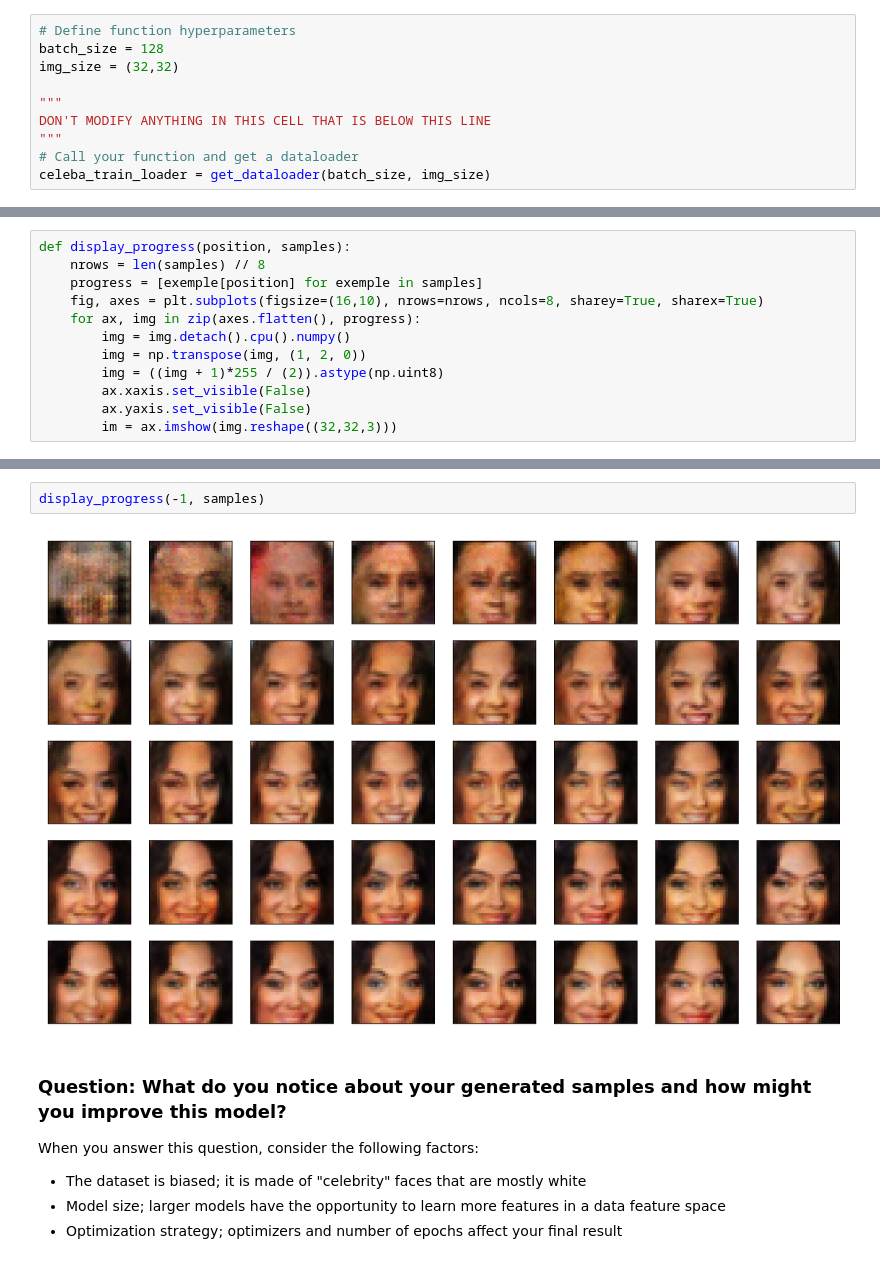
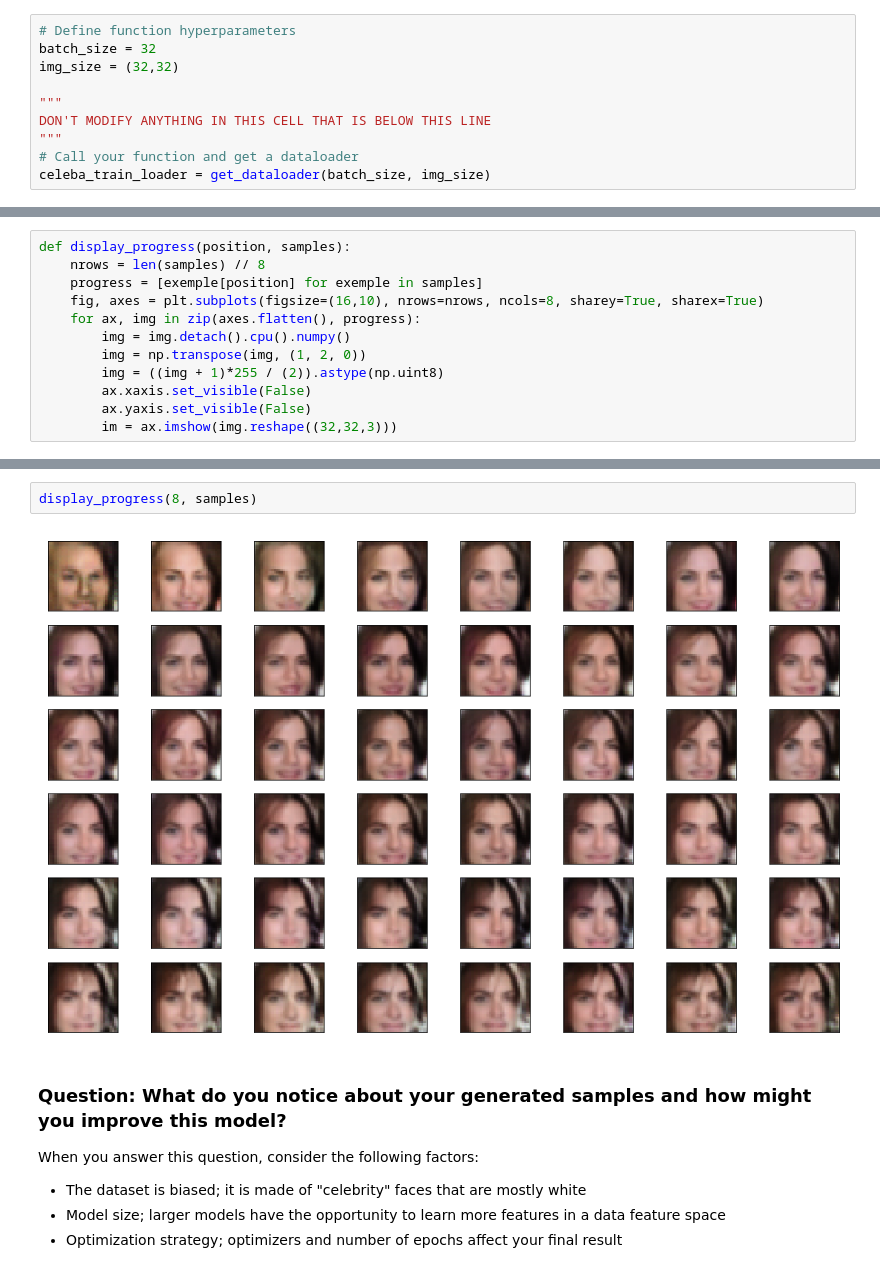
Before and after one commit to stanBienaives/deep-learning-v2-pytorch, a Jupyter notebook: project-face-generation/dlnd_face_generation.ipynb, the cells around one changed output, grey strips where cells are left out. Saved outputs shown, nothing was run; the diff lists cells and outputs as text.

Commit message:
face generation: add dropout, reduce batch size and increase latent vector size

```diff
--- a/project-face-generation/dlnd_face_generation.ipynb
+++ b/project-face-generation/dlnd_face_generation.ipynb
@@ -106,7 +106,7 @@ Call the above function and create a dataloader to view images.
 * Your `image_size` **must be** `32`. Resizing the data to a smaller size will make for faster training, while still creating convincing images of faces!
 # %%
 # Define function hyperparameters
-batch_size = 128
+batch_size = 32
 img_size = (32,32)
 
 """
@@ -724,7 +736,7 @@ len(progress)
 # %%
-display_progress(-1, samples)
+display_progress(8, samples)
 # %% [output]
-[figure, old version]
+[figure, new version]
 # %% [markdown]
 ### Question: What do you notice about your generated samples and how might you improve this model?
 When you answer this question, consider the following factors:
```
Also changed, not shown: parts of 15 cells of this notebook.
